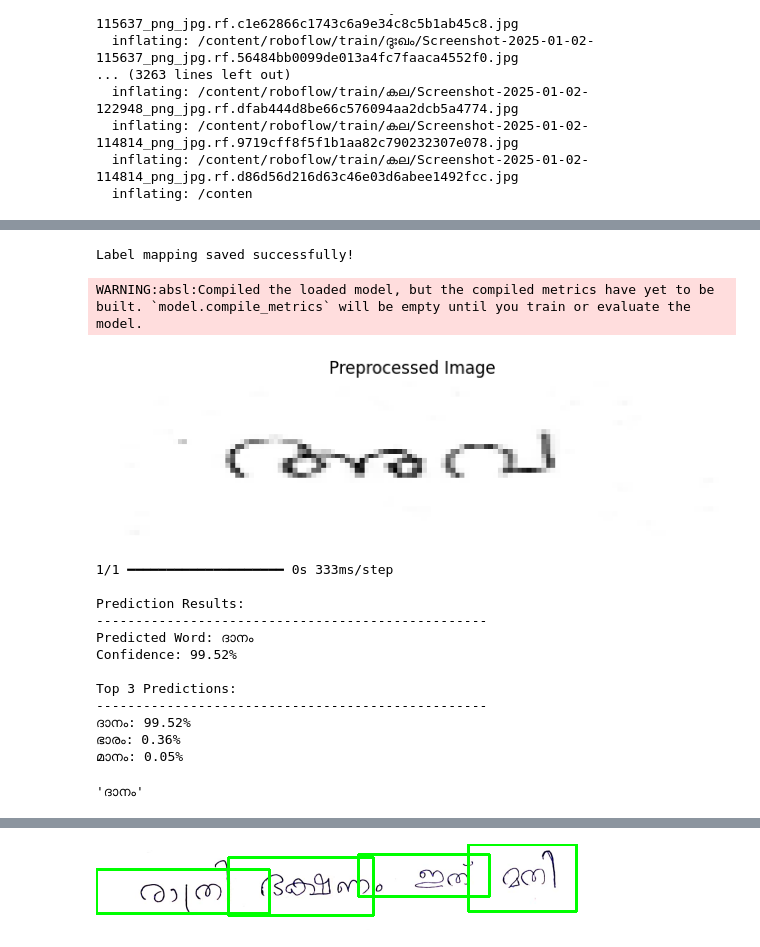
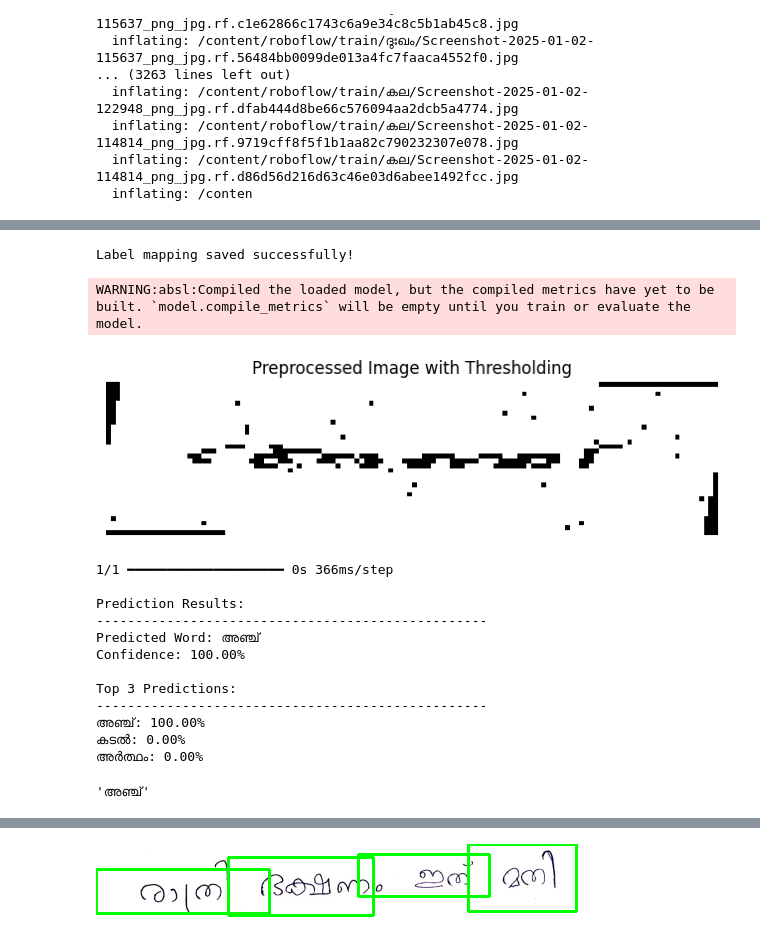
Before and after one commit to AyrusCodes/Main-Project, a Jupyter notebook: code_surya.ipynb, the cells around one changed output, grey strips where cells are left out. Saved outputs shown, nothing was run; the diff lists cells and outputs as text; code cells hidden in the pictures.

```diff
--- a/code_surya.ipynb
+++ b/code_surya.ipynb
@@ -113,12 +113,12 @@ model.summary()
 model.fit(
     train_generator,
     validation_data=validation_generator,
-    epochs=30,
-    callbacks=[tf.keras.callbacks.EarlyStopping(
-        monitor='val_loss',
-        patience=5,
-        restore_best_weights=True
-    )]
+    epochs=50,
+    # callbacks=[tf.keras.callbacks.EarlyStopping(
+    #     monitor='val_loss',
+    #     patience=5,
+    #     restore_best_weights=True
+    # )]
 )
 
 # Evaluate the model on the test set
@@ -180,20 +179,8 @@ import json
 import os
 import matplotlib.pyplot as plt
 
-# Function to preprocess image for prediction
-def preprocess_image(image_path, display=False):
-    """
-    Preprocess the input image by converting to grayscale, resizing, normalizing,
-    and adding the required dimensions before feeding it into the model.
-    Optionally displays the preprocessed image.
-
-    Args:
-    - image_path (str): Path to the input image.
-    - display (bool): Whether to display the preprocessed image using matplotlib.
-
-    Returns:
-    - np.ndarray: Preprocessed image ready for model prediction.
-    """
+# Function to preprocess image for prediction and display it
+def preprocess_image(image_path):
     img = cv2.imread(image_path, cv2.IMREAD_GRAYSCALE)
     if img is None:
         raise ValueError(f"Could not read image at {image_path}")
@@ -201,22 +188,24 @@ def preprocess_image(image_path, display=False):
     # Resize the image to the model's expected input size (32x128)
     img_resized = cv2.resize(img, (128, 32))
 
+    # Apply Otsu's thresholding (binary thresholding)
+    _, img_thresholded = cv2.threshold(img_resized, 0, 255, cv2.THRESH_BINARY + cv2.THRESH_OTSU)
+
     # Normalize pixel values to the range [0, 1]
-    img_normalized = img_resized / 255.0
+    img_thresholded = img_thresholded / 255.0
 
     # Add channel and batch dimensions
-    img_processed = np.expand_dims(img_normalized, axis=-1)  # Add channel dimension (grayscale)
-    img_processed = np.expand_dims(img_processed, axis=0)   # Add batch dimension
+    img_thresholded = np.expand_dims(img_thresholded, axis=-1)  # Add channel dimension (grayscale)
+    img_thresholded = np.expand_dims(img_thresholded, axis=0)   # Add batch dimension
 
-    # Optionally display the preprocessed image
-    if display:
-        plt.figure(figsize=(8, 4))
-        plt.imshow(img_resized, cmap='gray')
-        plt.axis('off')
-        plt.title("Preprocessed Image")
-        plt.show()
+    # Display the preprocessed image
+    plt.figure(figsize=(10, 2))
+    plt.imshow(img_thresholded[0, :, :, 0], cmap='gray')
+    plt.title("Preprocessed Image with Thresholding")
+    plt.axis('off')
+    plt.show()
 
-    return img_processed
+    return img_thresholded
 
 # Function to save the correct class mapping from the train folder
 def save_label_mapping(train_folder, mapping_file):
@@ -237,9 +226,9 @@ def load_class_mapping(mapping_file):
     return index_to_label
 
 # Function to predict a single image
-def predict_word(image_path, model, class_mapping, display_image=False):
+def predict_word(image_path, model, class_mapping):
     # Preprocess the input image
-    img_array = preprocess_image(image_path, display=display_image)
+    img_array = preprocess_image(image_path)
 
     # Get predictions from the model
     predictions = model.predict(img_array)
@@ -280,47 +269,47 @@ def test_multiple_images(model_path, image_folder, label_mapping_path):
     print(f"\nTesting {len(image_files)} images...")
     print("-" * 50)
 
     # Predict each image
     for image_file in image_files:
         print(f"\nTesting image: {image_file}")
         image_path = os.path.join(image_folder, image_file)
-        predict_word(image_path, model, class_mapping, display_image=True)
+        predict_word(image_path, model, class_mapping)
         print("-" * 50)
 
 # Example usage for saving class mapping
 train_folder = "/content/roboflow/train"  # Path to your train folder
 mapping_file = "label_mapping.json"  # Path to save the label mapping
 save_label_mapping(train_folder, mapping_file)
 
 # Example usage for predicting a single image
 model_path = "malayalam_word_recognition.h5"  # Path to your saved model
-image_path = "/content/Screenshot 2025-01-09 144624.png"  # Path to your test image
+image_path = "/content/roboflow/test/അഞ്ച്/Screenshot-2025-01-02-103918_png_jpg.rf.f6f42aba6ad3a9841be95c2d43214deb.jpg"  # Path to your test image
 label_mapping_path = "label_mapping.json"  # Path to your saved label mapping
 
 # Load the model and class mapping
 model = tf.keras.models.load_model(model_path)
 class_mapping = load_class_mapping(label_mapping_path)
 
 # Predict a single image
-predict_word(image_path, model, class_mapping, display_image=True)
+predict_word(image_path, model, class_mapping)
 
 # Example usage for testing multiple images
 # image_folder = "/content/dataset/test/അടയാളം"
 # test_multiple_images(model_path, image_folder, label_mapping_path)
 # %% [output]
 Label mapping saved successfully!
 WARNING:absl:Compiled the loaded model, but the compiled metrics have yet to be built. `model.compile_metrics` will be empty until you train or evaluate the model.
-[figure, old version]
+[figure, new version]
-1/1 ━━━━━━━━━━━━━━━━━━━━ 0s 333ms/step
+1/1 ━━━━━━━━━━━━━━━━━━━━ 0s 366ms/step
 
 Prediction Results:
 --------------------------------------------------
-Predicted Word: ദാനം
-Confidence: 99.52%
+Predicted Word: അഞ്ച്
+Confidence: 100.00%
 
 Top 3 Predictions:
 --------------------------------------------------
-ദാനം: 99.52%
-ഭാരം: 0.36%
-മാനം: 0.05%
+അഞ്ച്: 100.00%
+കടൽ: 0.00%
+അർത്ഥം: 0.00%
-'ദാനം'
+'അഞ്ച്'
```
Also changed, not shown: parts of 22 cells of this notebook.
